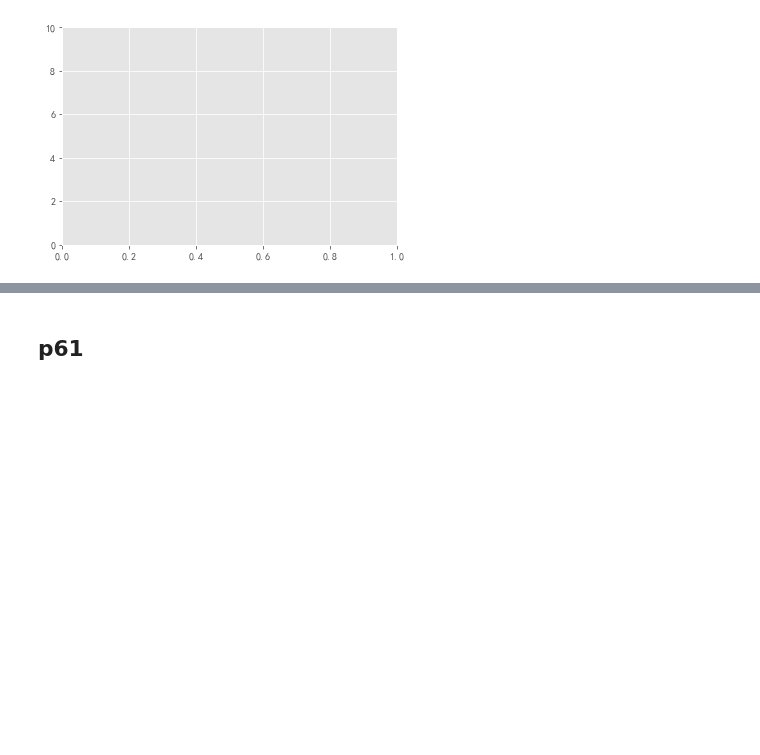
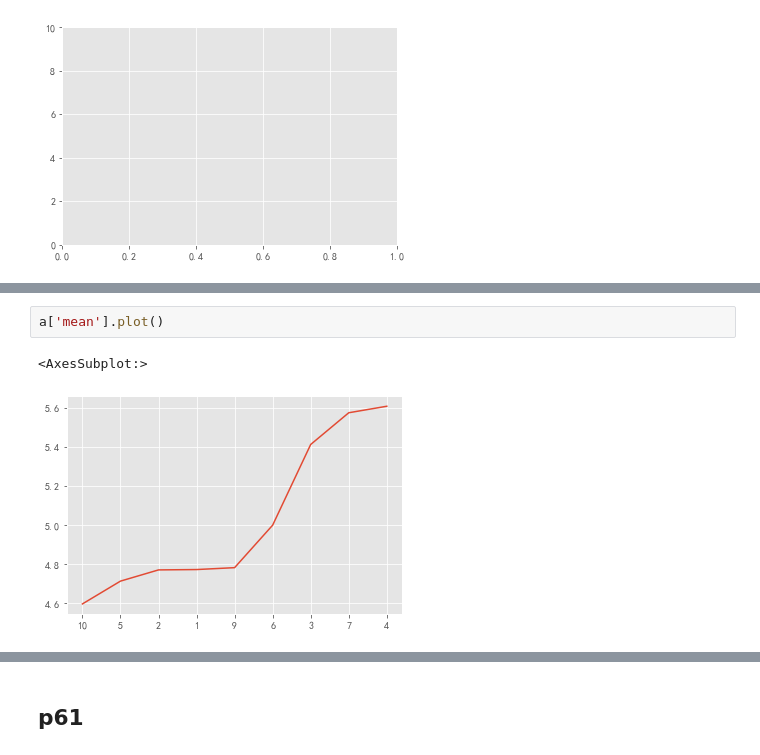
Before and after one commit to Eightina/Digital-Twin-CTM, a Jupyter notebook: Digital-Twin/ac_p6.ipynb, the cells around one changed output, grey strips where cells are left out. Drawn from its saved outputs; the diff is of its cells as text; blank space fills up the shorter version.

```diff
--- a/Digital-Twin/ac_p6.ipynb
+++ b/Digital-Twin/ac_p6.ipynb
@@ -264,0 +306,5 @@ DTW距离: 20.73795095023179
+# %%
+a['mean'].plot()
+# %% [output]
+<AxesSubplot:>
+[figure, added]
```
Also changed, not shown: parts of 9 cells of this notebook, 23 other files.
